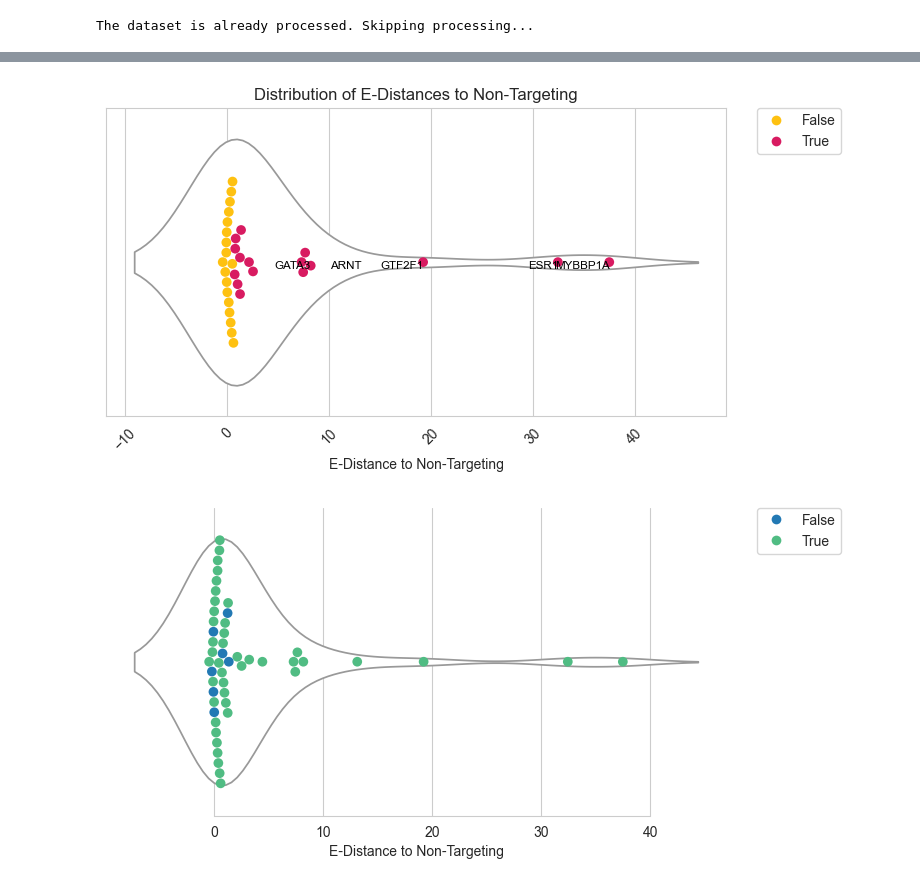
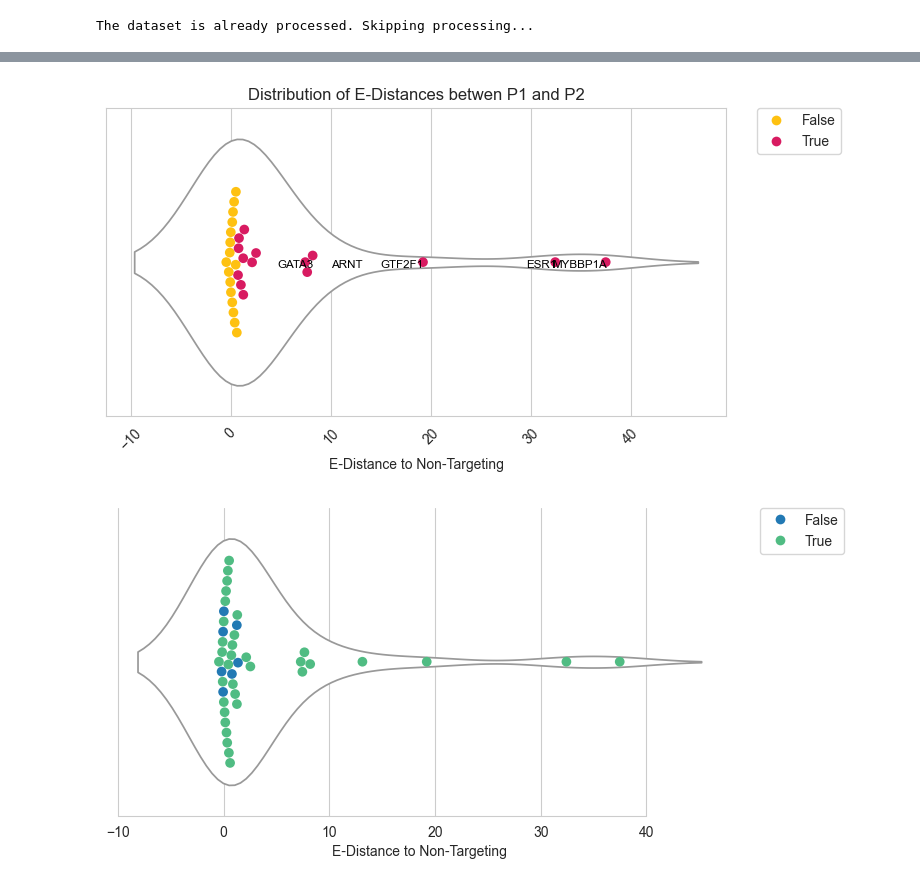
Before and after one commit to theheking/isoform_specific_perturb_seq, a Jupyter notebook: source/scripts/3_analysis_scripts/4_estatistic_gene_guide.ipynb, the cells around one changed output, grey strips where cells are left out. Cells and saved outputs as stored; diff of their text form; code cells hidden in the pictures.

```diff
--- a/source/scripts/3_analysis_scripts/4_estatistic_gene_guide.ipynb
+++ b/source/scripts/3_analysis_scripts/4_estatistic_gene_guide.ipynb
@@ -88,7 +105,7 @@ warnings.simplefilter('ignore')
 # %%
 ##this reads in the output from 10x as well as cell_indetities.csv which is a file that annotates each cell barcode with a
 #cell_barcode,guide_identity,read_count,UMI_count,coverage,gemgroup,good_coverage,number_of_cells
-pop = CellPopulation.from_file('alt-prom-crispr-fiveprime/cellranger_output',
+pop = CellPopulation.from_file(loc+'cellranger_output',
                                genome='', filtered=True,raw_umi_threshold=100)
 strip_low_expression(pop)
 
@@ -119,7 +136,7 @@ Done.
 (28365, 25) 28365
 # %%
 %%capture
-adata = ad.read_h5ad(loc+"files/adata_normalised.h5ad")
+adata = ad.read_h5ad(loc+"/files/adata_normalised_cellcycle.h5ad")
 adata.X=adata.layers["log1p"]
 # %%
 if 'processed' in adata.uns.keys():
@@ -209,14 +225,4 @@ perturb=perturb.unique()
 #choose the
 grouping_variable="guide_id"
 negative_control="non-targeting_Control"
-# %%
-
-try:
-    #read in the edistcsv
-    df=pd.read_csv(loc+"files/edist_perprom.csv", index_col=0)
-except:
-    df_list=[test_edist_perprom(adata, gene, grouping_variable, negative_control) for gene in perturb]
-    #flatten the df_list
-    df=pd.concat(df_list)
-    df.to_csv(loc+"files/edist_perprom.csv")
 # %%
@@ -247,27 +290,48 @@ plt.show()
 # %%
 sns.set_style("whitegrid")
 #put two colors d81b61 fec111
 palette_new={True: "#d81b61", False: "#fec111"}
 fig, ax1 = plt.subplots(1, 1, figsize=(8,4))
 plt.setp(ax.collections, alpha=.8)
 sns.violinplot(data=df[df["successfulKD"]==True], x='edist', inner=None,  color="white",  ax=ax1)
 sns.swarmplot(data=df[df["successfulKD"]==True],   x='edist', size=7,ax=ax1,  hue='significant_adj',dodge=False,palette=palette_new)
-#change it to jitter for labels
-# for i in df[df["gene"].isin(["BRIP1","MYBBP1A","ESR1","PSMC5"])].sort_values("edist").tail(n=5).index:
-#     ax1.text(df.loc[i,"edist"]+0.01, 0.02,df.loc[i,"gene"], horizontalalignment='right', size='small', color='black')
+
 
 for i in df[df["significant_adj"]==True].sort_values("edist").tail(n=5).index:
-    ax1.text(df.loc[i,"edist"]+0.01, 0.02,df.loc[i,"gene"], horizontalalignment='right', size='small', color='black')
+    ax1.text(df.loc[i,"edist"]+(np.random.random(1)*0.1), 0.02,df.loc[i,"gene"], horizontalalignment='right', size='small', color='black')
+
 plt.xticks(rotation=45)
 plt.yticks([0], [''])
 plt.legend(bbox_to_anchor=(1.05, 1), loc='upper left', borderaxespad=0)
 #label esr1
 plt.xlabel('E-Distance to Non-Targeting')
-plt.title('Distribution of E-Distances to Non-Targeting')
+plt.title('Distribution of E-Distances betwen P1 and P2')
 
 sns.set_style("whitegrid")
 
 fig.figure.savefig(fig_loc+"edistance_violinplot.pdf")
 plt.show()
+
+sns.set_style("whitegrid")
+#change palette_two 5UTR #2279b4 Nterminus #50bc83
+palette_two={False: "#2279b4", True: "#50bc83"}
+fig, ax1 = plt.subplots(1, 1, figsize=(8,4))
+plt.setp(ax.collections, alpha=.3)
+sns.violinplot(data=df, x='edist', inner=None, color="white",  ax=ax1)
+sns.despine(trim=True, left=True)
+sns.swarmplot(data=df,  x='edist', size=7,ax=ax1,  hue='Nterminus_Change',dodge=False,palette=palette_two)
+
+plt.yticks([0], [''])
+plt.legend(bbox_to_anchor=(1.05, 1), loc='upper left', borderaxespad=0)
+
+plt.xlabel('E-Distance to Non-Targeting')
+fig.figure.savefig(fig_loc+"edistance_violinplot_utr.pdf")
+plt.show()
+
+df.to_csv(loc+"files/edist_results.csv")
+#extract the significant genes above
+significant_genes=df[df["significant_adj"]==True].sort_values("edist")
+significant_genes.to_csv(loc+"files/significant_genes.csv")
 # %% [output]
-[figure, old version]
+[figure, new version]
+[figure, added]
@@ -279,17 +337,0 @@ significant_genes.to_csv(loc+"files/significant_genes.csv")
-# %%
-sns.set_style("whitegrid")
-#change palette_two 5UTR #2279b4 Nterminus #50bc83
-palette_two={False: "#2279b4", True: "#50bc83"}
-fig, ax1 = plt.subplots(1, 1, figsize=(8,4))
-plt.setp(ax.collections, alpha=.3)
-sns.violinplot(data=df, x='edist', inner=None, color="white",  ax=ax1)
-sns.despine(trim=True, left=True)
-sns.swarmplot(data=df,  x='edist', size=7,ax=ax1,  hue='Nterminus_Change',dodge=False,palette=palette_two)
-
-plt.yticks([0], [''])
-plt.legend(bbox_to_anchor=(1.05, 1), loc='upper left', borderaxespad=0)
-
-plt.xlabel('E-Distance to Non-Targeting')
-fig.figure.savefig(fig_loc+"edistance_violinplot_utr.pdf")
-# %% [output]
-[figure, removed]
```
Also changed, not shown: parts of 34 cells of this notebook, 28 other files.
